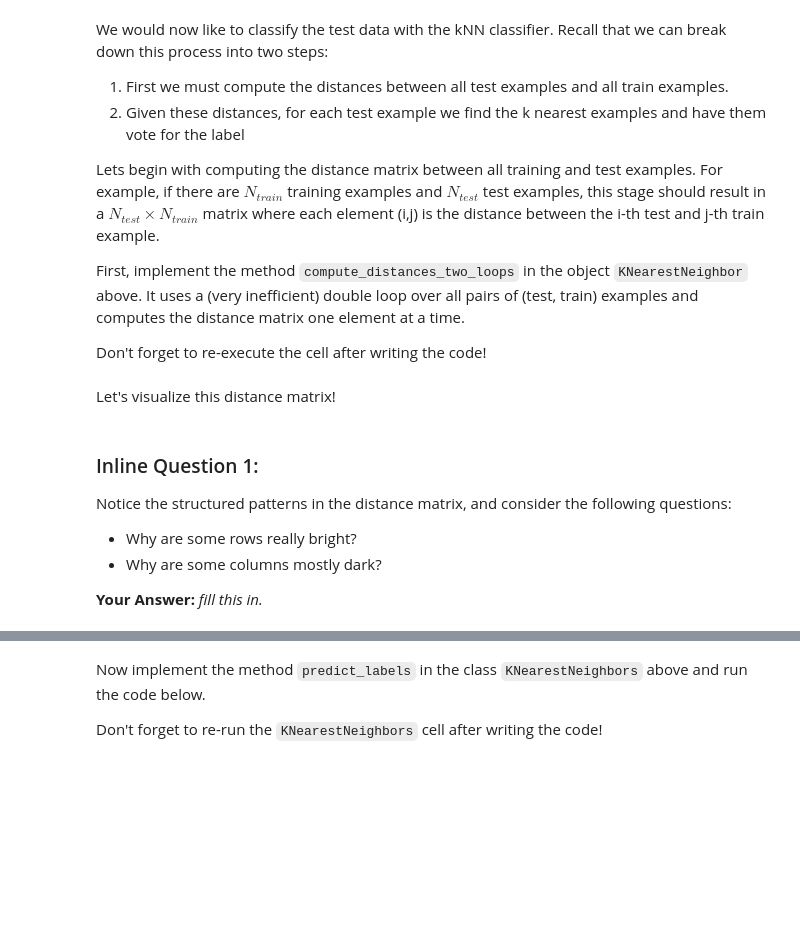
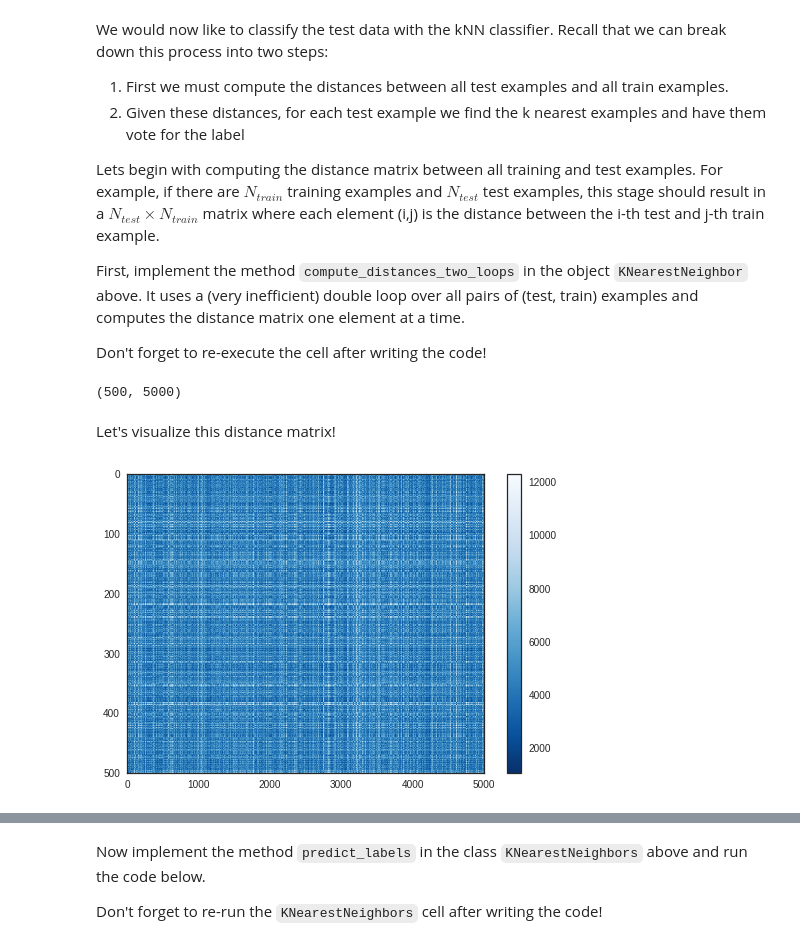
Before and after one commit to TSunny007/CS231n, a Jupyter notebook: HW1/homework1_knn.ipynb, the cells around one changed output, grey strips where cells are left out. Cells and saved outputs as stored; diff of their text form; code cells hidden in the pictures; blank space fills up the shorter version.

```diff
--- a/HW1/homework1_knn.ipynb
+++ b/HW1/homework1_knn.ipynb
@@ -143,7 +154,7 @@ Next we define the `KNearestNeighbor` class.  Most of the code for this class al
         # training point, and store the result in dists[i, j]. You should   #
         # not use a loop over dimension.                                    #
         #####################################################################
-        pass
+        dists[i][j] = np.sqrt(np.sum(np.square(X[i] - self.X_train[j])))
         #####################################################################
         #                       END OF YOUR CODE                            #
         #####################################################################
@@ -165,7 +176,7 @@ Next we define the `KNearestNeighbor` class.  Most of the code for this class al
       # Compute the l2 distance between the ith test point and all training #
       # points, and store the result in dists[i, :].                        #
       #######################################################################
-      pass
+      dists[i] = np.sqrt(np.sum(np.square(X_train - X[i]), axis = 1))
       #######################################################################
       #                         END OF YOUR CODE                            #
       #######################################################################
@@ -193,7 +204,7 @@ Next we define the `KNearestNeighbor` class.  Most of the code for this class al
     # HINT: Try to formulate the l2 distance using matrix multiplication    #
     #       and two broadcast sums.                                         #
     #########################################################################
-    pass
+    dists = np.sqrt(-2*np.dot(X, self.X_train.T) + np.sum(np.square(self.X_train), axis = 1) + np.sum(np.square(X), axis = 1)[:, np.newaxis])
     #########################################################################
     #                         END OF YOUR CODE                              #
     #########################################################################
@@ -212,8 +223,8 @@ Next we define the `KNearestNeighbor` class.  Most of the code for this class al
     - y: A numpy array of shape (num_test,) containing predicted labels for the
       test data, where y[i] is the predicted label for the test point X[i].
     """
-    num_test = dists.shape[0]
-    y_pred = np.zeros(num_test, dtype=np.int)
+    num_test = dists.shape[0] # rows in the dist column represent different test examples
+    y_pred = np.zeros(num_test, dtype=np.int) # create empty array to fill in all of the predictions
     for i in range(num_test):
       # A list of length k storing the labels of the k nearest neighbors to
       # the ith test point.
@@ -225,7 +236,7 @@ Next we define the `KNearestNeighbor` class.  Most of the code for this class al
       # neighbors. Store these labels in closest_y.                           #
       # Hint: Look up the function numpy.argsort.                             #
       #########################################################################
-      pass
+      closest_y = self.y_train[np.argsort(dists[i])[:k]]
       #########################################################################
       # TODO:                                                                 #
       # Now that you have found the labels of the k nearest neighbors, you    #
@@ -234,7 +245,7 @@ Next we define the `KNearestNeighbor` class.  Most of the code for this class al
       # label.                                                                #
       # Hint: Look up the functions numpy.bincount and numpy.argmax           #
       #########################################################################
-      pass
+      y_pred[i] = np.argmax(np.bincount(closest_y))
       #########################################################################
       #                           END OF YOUR CODE                            #
       #########################################################################
@@ -264,17 +275,13 @@ Don't forget to re-execute the cell after writing the code!
 # Test your implementation:
 dists = classifier.compute_distances_two_loops(X_test)
 print(dists.shape)
+# %% [output]
+(500, 5000)
 # %% [markdown]
 Let's visualize this distance matrix!
 # %%
 with sns.axes_style('white'):
-  plt.imshow(dists, aspect='auto', cmap='hot')
+  plt.imshow(dists, aspect='auto', cmap='Blues_r')
   plt.colorbar()
+# %% [output]
+[figure, added]
-# %% [markdown]
-### Inline Question 1:
-Notice the structured patterns in the distance matrix, and consider the following questions:
-
-- Why are some rows really bright?
-- Why are some columns mostly dark?
-
-**Your Answer:** *fill this in.*
```
Also changed, not shown: parts of 11 cells of this notebook.
